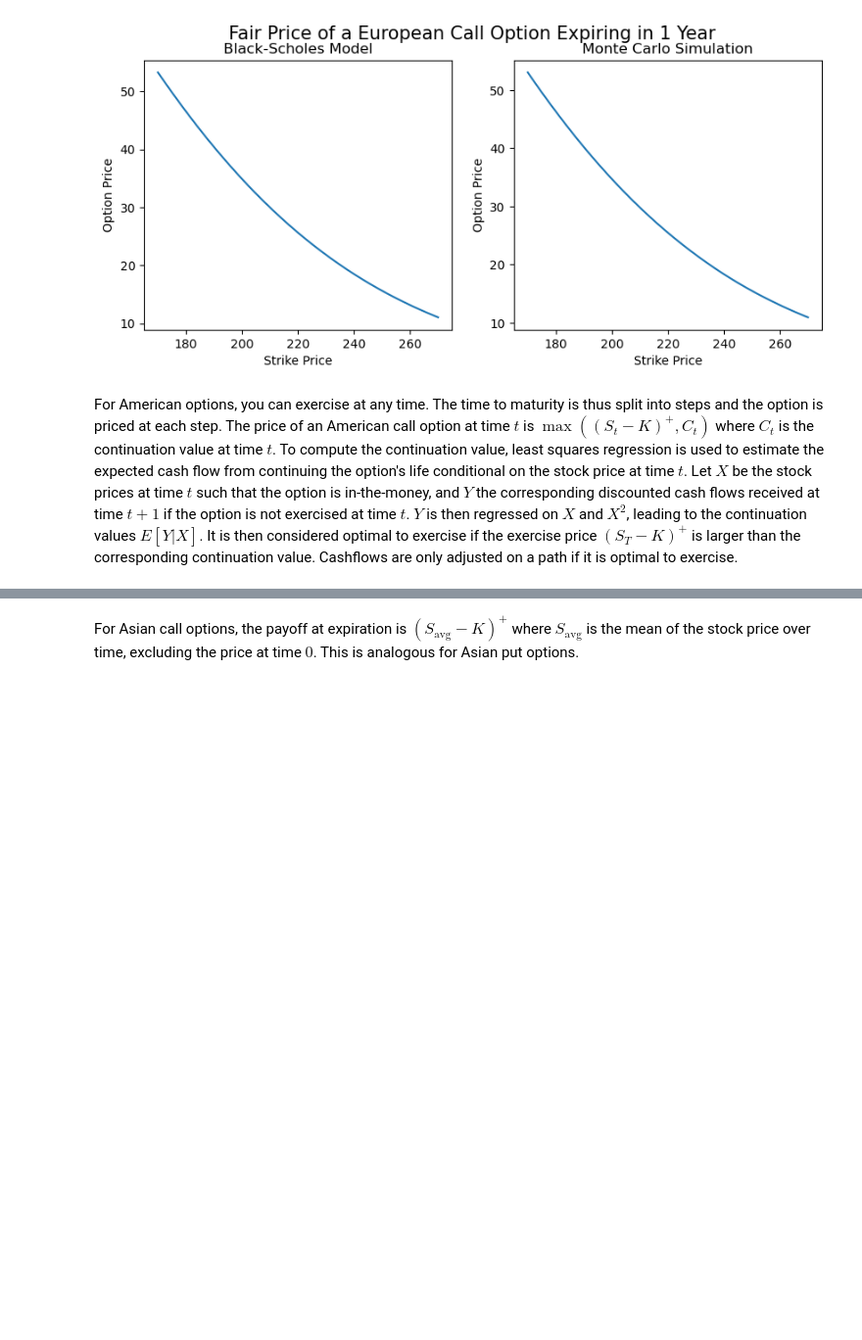
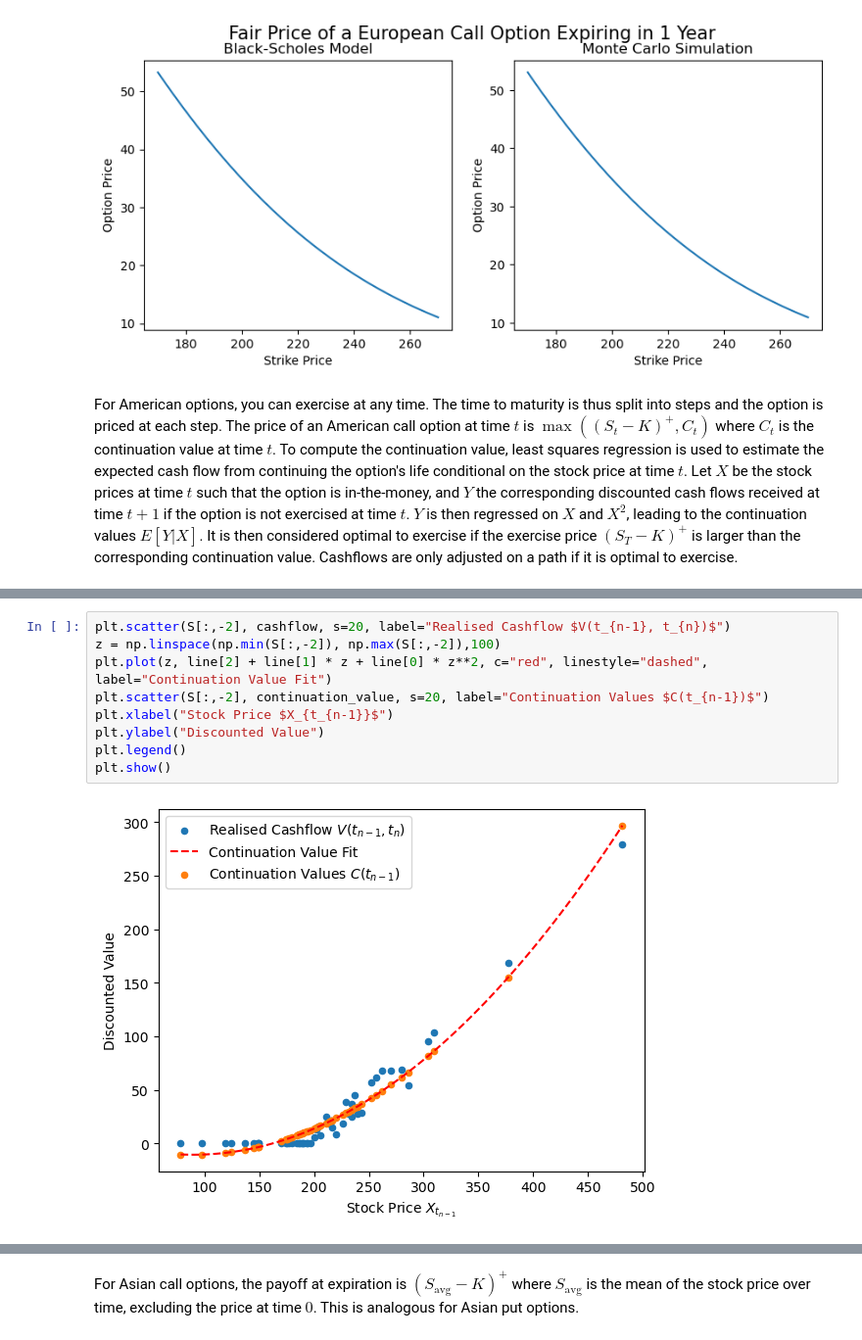
Before and after one commit to ec1622/option-pricing-project, a Jupyter notebook: project.ipynb, the cells around one changed output, grey strips where cells are left out. Shown at 98% size. Cells and saved outputs as stored; diff of their text form; blank space fills up the shorter version.

```diff
--- a/project.ipynb
+++ b/project.ipynb
@@ -311,0 +336,11 @@ Text(0, 0.5, 'Stock Price')
+# %%
+plt.scatter(S[:,-2], cashflow, s=20, label="Realised Cashflow $V(t_{n-1}, t_{n})$")
+z = np.linspace(np.min(S[:,-2]), np.max(S[:,-2]),100)
+plt.plot(z, line[2] + line[1] * z + line[0] * z**2, c="red", linestyle="dashed", label="Continuation Value Fit")
+plt.scatter(S[:,-2], continuation_value, s=20, label="Continuation Values $C(t_{n-1})$")
+plt.xlabel("Stock Price $X_{t_{n-1}}$")
+plt.ylabel("Discounted Value")
+plt.legend()
+plt.show()
+# %% [output]
+[figure, added]
```
Also changed, not shown: parts of 38 cells of this notebook.
